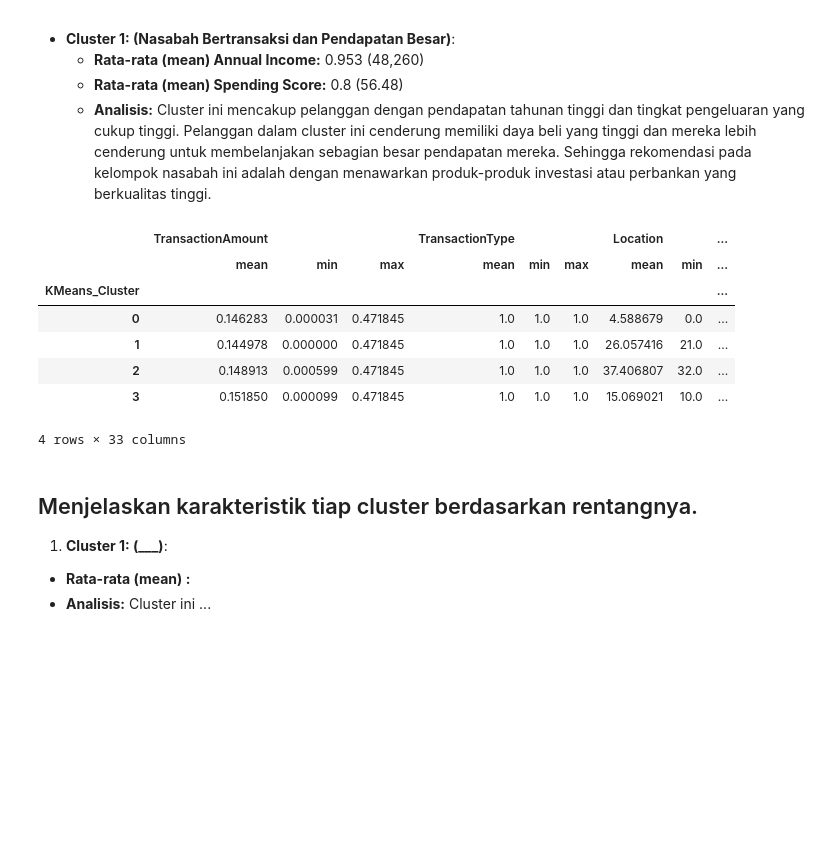
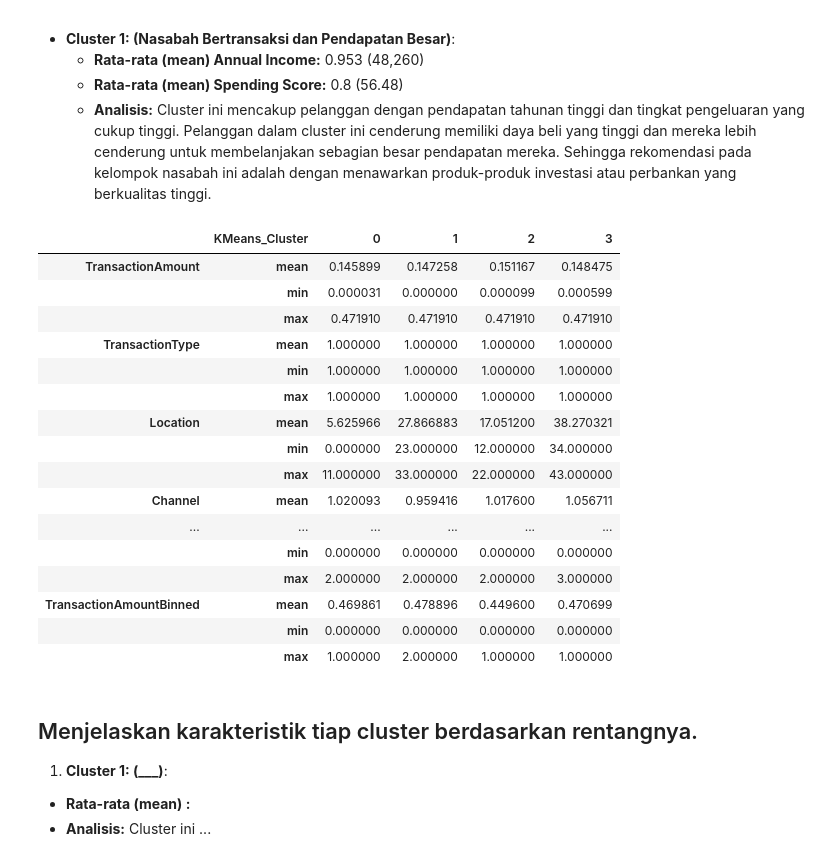
Before and after one commit to Sulbae/ML-Supervised-Unsupervised, a Jupyter notebook: [Clustering]_Submission_Akhir_BMLP_Anggun-Sulis-Setyawan.ipynb, the cells around one changed output. Saved outputs shown, nothing was run; the diff lists cells and outputs as text; code cells hidden in the pictures; blank space fills up the shorter version.

```diff
--- a/[Clustering]_Submission_Akhir_BMLP_Anggun-Sulis-Setyawan.ipynb
+++ b/[Clustering]_Submission_Akhir_BMLP_Anggun-Sulis-Setyawan.ipynb
@@ -589,21 +584,41 @@ joblib.dump(kmeans_pca, "PCA_model_clustering.h5")
   - **Rata-rata (mean) Annual Income:** 0.953 (48,260)
   - **Rata-rata (mean) Spending Score:** 0.8 (56.48)
   - **Analisis:** Cluster ini mencakup pelanggan dengan pendapatan tahunan tinggi dan tingkat pengeluaran yang cukup tinggi. Pelanggan dalam cluster ini cenderung memiliki daya beli yang tinggi dan mereka lebih cenderung untuk membelanjakan sebagian besar pendapatan mereka. Sehingga rekomendasi pada kelompok nasabah ini adalah dengan menawarkan produk-produk investasi atau perbankan yang berkualitas tinggi.
+# %%
+# Inverse transform hasil encode pada fitur kategorikal
+df = le.inverse_transform(df[cat_cols])
+
+df.head()
+# %%
+# Inverse transform hasil scaling pada fitur numerik.
+df = scaler.inverse_transform(df.select_dtypes(include=[np.number]))
+
+df.head()
 # %%
 # Menampilkan analisis deskriptif minimal mean, min dan max untuk fitur numerik.
 # Silakan menambahkan fungsi agregasi lainnya untuk experience lebih baik.
 # pastikan output menghasilkan agregasi dan groupby bersamaan dengan mean, min, dan max.
 
-df.groupby('KMeans_Cluster').agg(['mean', 'min', 'max'])
+analisis_desc = df.groupby('KMeans_Cluster').agg(['mean', 'min', 'max']).T
+analisis_desc
 # %% [output]
-|  | TransactionAmount |  |  | TransactionType |  |  | Location |  | ... |
-|  | mean | min | max | mean | min | max | mean | min | ... |
-| KMeans_Cluster |  |  |  |  |  |  |  |  | ... |
-| 0 | 0.146283 | 0.000031 | 0.471845 | 1.0 | 1.0 | 1.0 | 4.588679 | 0.0 | ... |
-| 1 | 0.144978 | 0.000000 | 0.471845 | 1.0 | 1.0 | 1.0 | 26.057416 | 21.0 | ... |
-| 2 | 0.148913 | 0.000599 | 0.471845 | 1.0 | 1.0 | 1.0 | 37.406807 | 32.0 | ... |
-| 3 | 0.151850 | 0.000099 | 0.471845 | 1.0 | 1.0 | 1.0 | 15.069021 | 10.0 | ... |
+|  | KMeans_Cluster | 0 | 1 | 2 | 3 |
+| TransactionAmount | mean | 0.145899 | 0.147258 | 0.151167 | 0.148475 |
+|  | min | 0.000031 | 0.000000 | 0.000099 | 0.000599 |
+|  | max | 0.471910 | 0.471910 | 0.471910 | 0.471910 |
+| TransactionType | mean | 1.000000 | 1.000000 | 1.000000 | 1.000000 |
+|  | min | 1.000000 | 1.000000 | 1.000000 | 1.000000 |
+|  | max | 1.000000 | 1.000000 | 1.000000 | 1.000000 |
+| Location | mean | 5.625966 | 27.866883 | 17.051200 | 38.270321 |
+|  | min | 0.000000 | 23.000000 | 12.000000 | 34.000000 |
+|  | max | 11.000000 | 33.000000 | 22.000000 | 43.000000 |
+| Channel | mean | 1.020093 | 0.959416 | 1.017600 | 1.056711 |
+| ... | ... | ... | ... | ... | ... |
+|  | min | 0.000000 | 0.000000 | 0.000000 | 0.000000 |
+|  | max | 2.000000 | 2.000000 | 2.000000 | 3.000000 |
+| TransactionAmountBinned | mean | 0.469861 | 0.478896 | 0.449600 | 0.470699 |
+|  | min | 0.000000 | 0.000000 | 0.000000 | 0.000000 |
+|  | max | 1.000000 | 2.000000 | 1.000000 | 1.000000 |
-4 rows × 33 columns
 # %% [markdown]
 ## Menjelaskan karakteristik tiap cluster berdasarkan rentangnya.
 1. **Cluster 1: (___)**:
```
Also changed, not shown: parts of 6 cells of this notebook, 2 other files.
